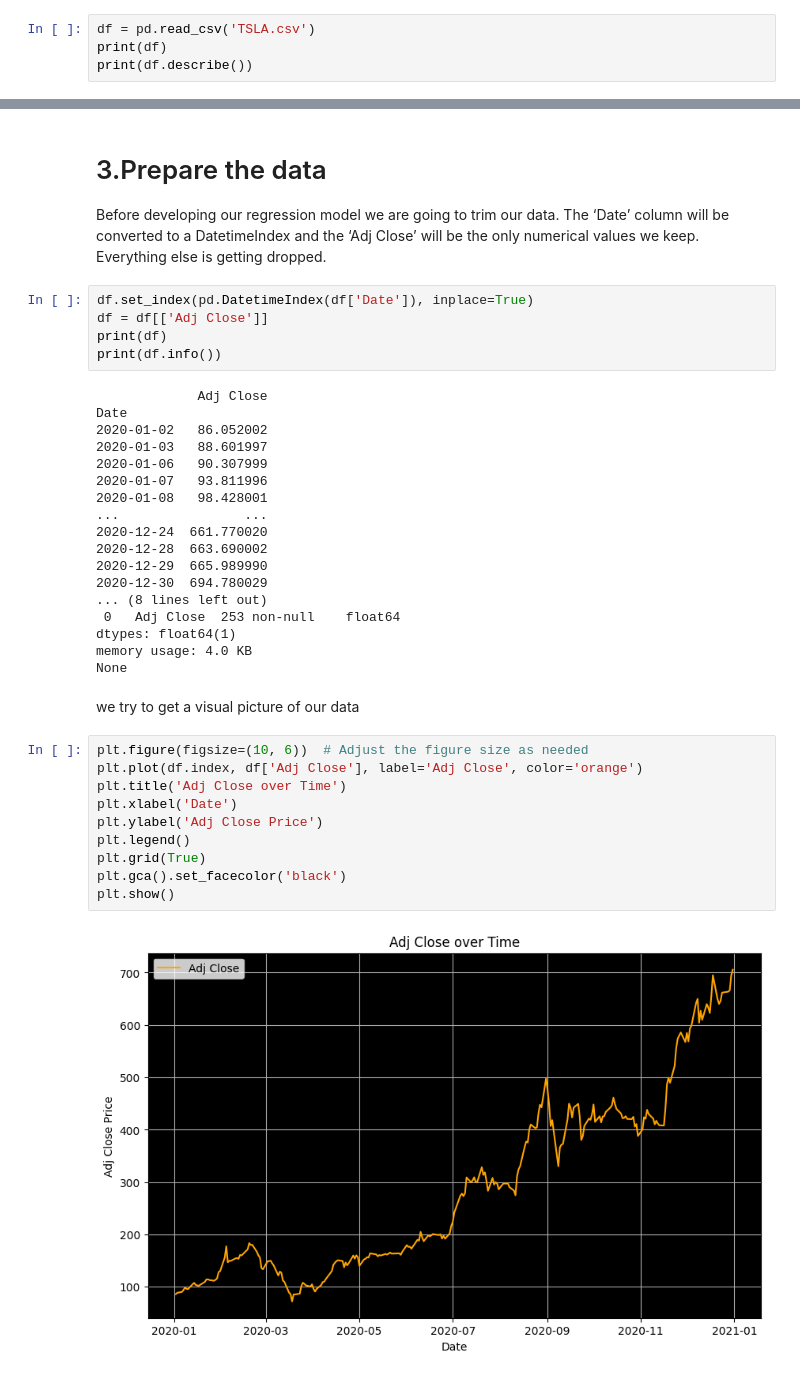
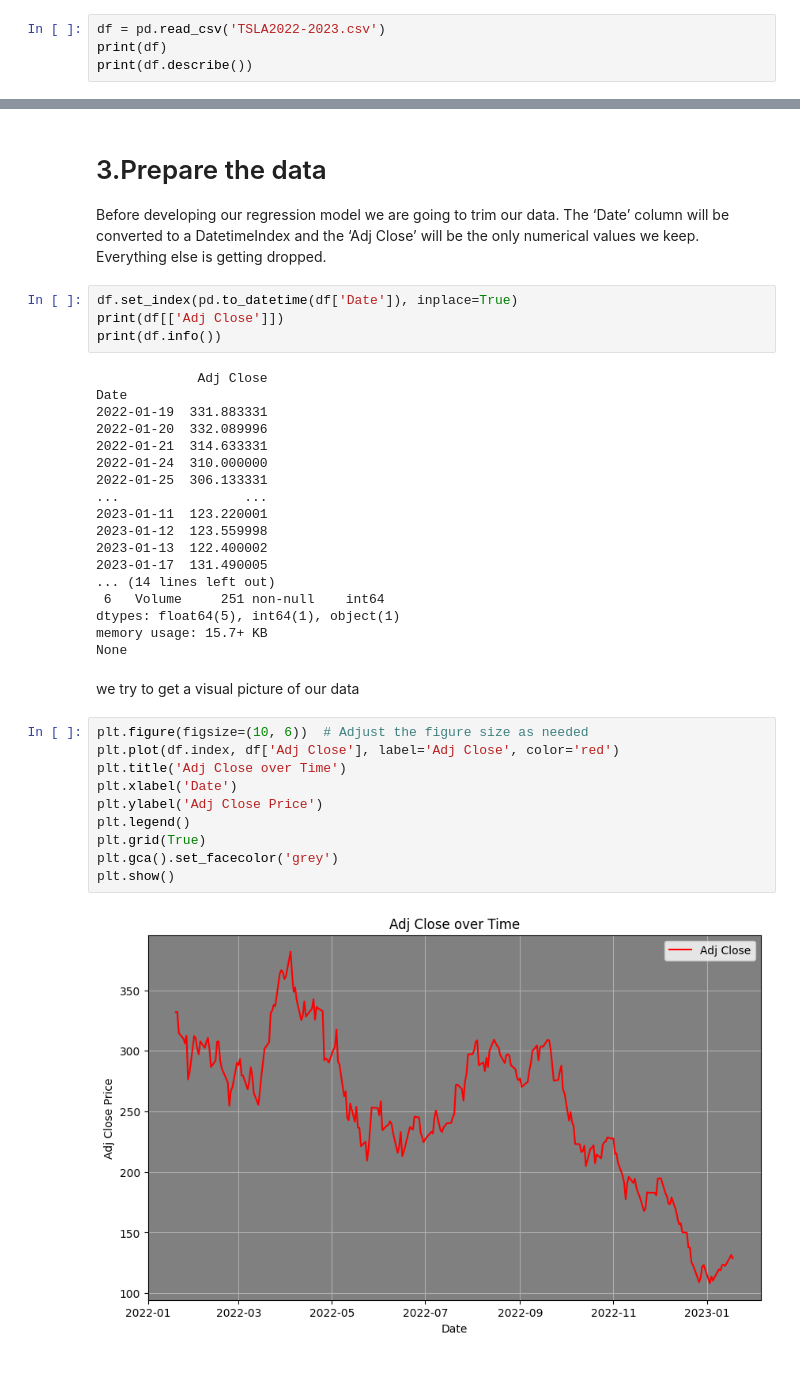
Before and after one commit to KiyaOfAUT/price-prediction, a Jupyter notebook: price prediction.ipynb, the cells around one changed output, grey strips where cells are left out. Drawn from its saved outputs; the diff is of its cells as text.

```diff
--- a/price prediction.ipynb
+++ b/price prediction.ipynb
@@ -10,7 +10,7 @@ from sklearn.metrics import mean_squared_error, r2_score, mean_absolute_error
 # 2.Get Historic Pricing Data
 data is from finance.yahoo.com in form of a .csv file.
 # %%
-df = pd.read_csv('TSLA.csv')
+df = pd.read_csv('TSLA2022-2023.csv')
 print(df)
 print(df.describe())
 # %% [output]
@@ -35,42 +35,41 @@ max    3.046940e+08
 # 3.Prepare the data
 Before developing our regression model we are going to trim our data. The ‘Date’ column will be converted to a DatetimeIndex and the ‘Adj Close’ will be the only numerical values we keep. Everything else is getting dropped.
 # %%
-df.set_index(pd.DatetimeIndex(df['Date']), inplace=True)
-df = df[['Adj Close']]
-print(df)
+df.set_index(pd.to_datetime(df['Date']), inplace=True)
+print(df[['Adj Close']])
 print(df.info())
 # %% [output]
              Adj Close
 Date
-2020-01-02   86.052002
-2020-01-03   88.601997
-2020-01-06   90.307999
-2020-01-07   93.811996
-2020-01-08   98.428001
+2022-01-19  331.883331
+2022-01-20  332.089996
+2022-01-21  314.633331
+2022-01-24  310.000000
+2022-01-25  306.133331
 ...                ...
-2020-12-24  661.770020
-2020-12-28  663.690002
-2020-12-29  665.989990
-2020-12-30  694.780029
-... (8 lines left out)
- 0   Adj Close  253 non-null    float64
-dtypes: float64(1)
-memory usage: 4.0 KB
+2023-01-11  123.220001
+2023-01-12  123.559998
+2023-01-13  122.400002
+2023-01-17  131.490005
+... (14 lines left out)
+ 6   Volume     251 non-null    int64
+dtypes: float64(5), int64(1), object(1)
+memory usage: 15.7+ KB
 None
 # %% [markdown]
 we try to get a visual picture of our data
 # %%
 plt.figure(figsize=(10, 6))  # Adjust the figure size as needed
-plt.plot(df.index, df['Adj Close'], label='Adj Close', color='orange')
+plt.plot(df.index, df['Adj Close'], label='Adj Close', color='red')
 plt.title('Adj Close over Time')
 plt.xlabel('Date')
 plt.ylabel('Adj Close Price')
 plt.legend()
 plt.grid(True)
-plt.gca().set_facecolor('black')
+plt.gca().set_facecolor('grey')
 plt.show()
 # %% [output]
-[figure, old version]
+[figure, new version]
 # %% [markdown]
 # 4.Adding Technical Indicators
 Technical indicators are calculated values describing movements in historic pricing data for securities like stocks, bonds, and ETFs. Investors use these metrics to predict the movements of stocks to best determine when to buy, sell, or hold.
```
Also changed, not shown: parts of 19 cells of this notebook.
